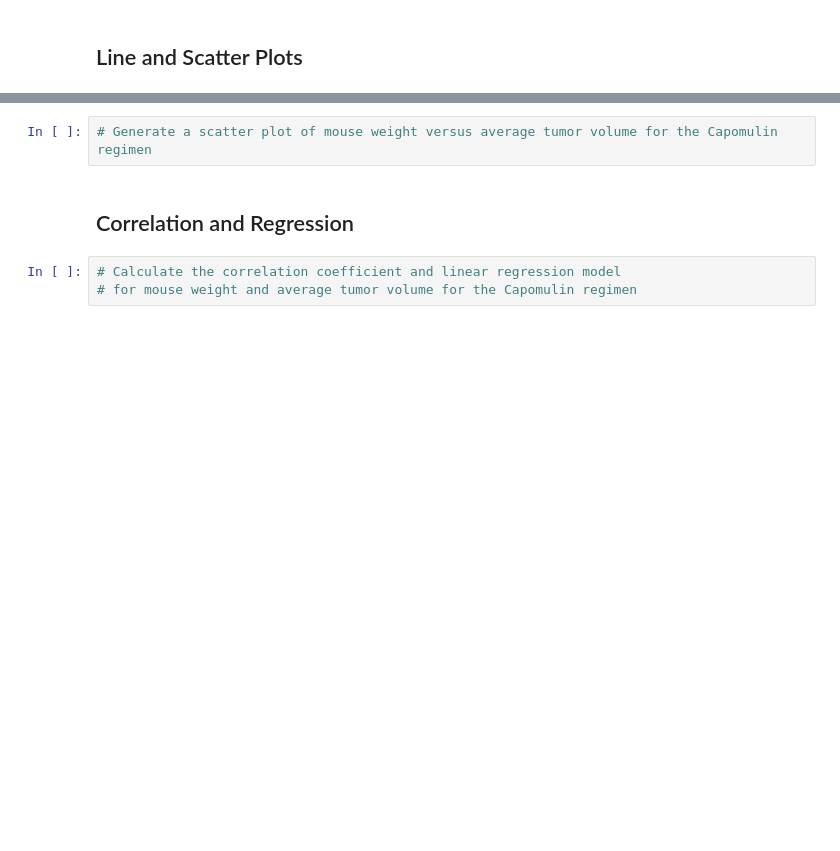
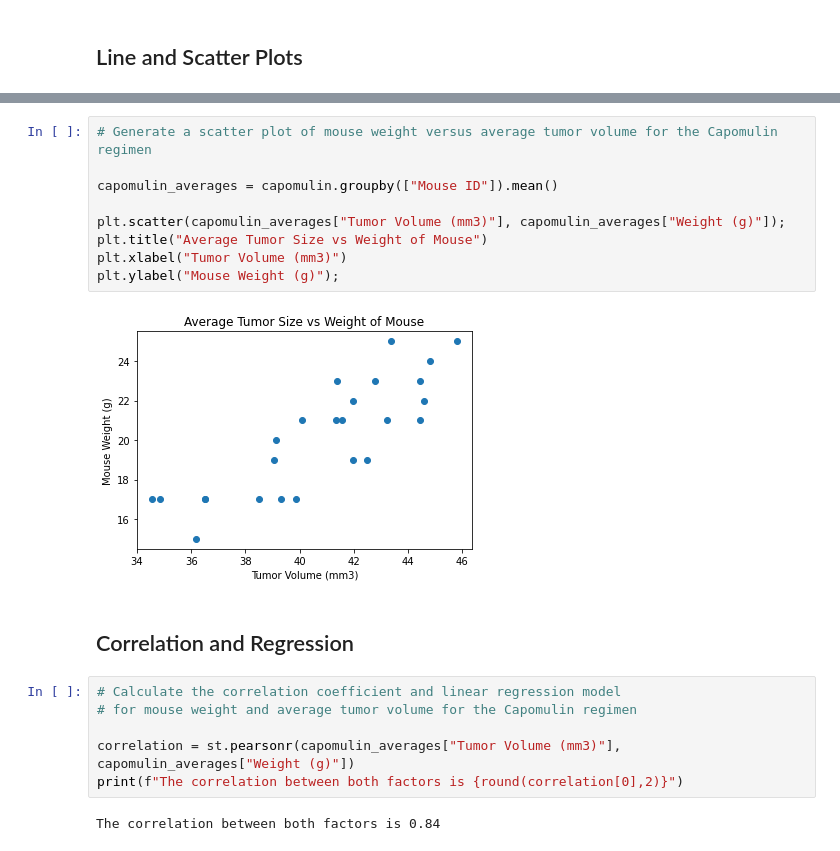
Before and after one commit to MorganMaciupa/The-Power-of-MatPlotLib, a Jupyter notebook: pymaceuticals_starter.ipynb, the cells around one changed output, grey strips where cells are left out. Saved outputs shown, nothing was run; the diff lists cells and outputs as text; blank space fills up the shorter version.

```diff
--- a/pymaceuticals_starter.ipynb
+++ b/pymaceuticals_starter.ipynb
@@ -178,7 +254,21 @@ gender_pie = gender_count.plot.pie(title='Distribution of Sex', autopct="%1.1f%%
 # %%
 # Generate a scatter plot of mouse weight versus average tumor volume for the Capomulin regimen
+
+capomulin_averages = capomulin.groupby(["Mouse ID"]).mean()
+
+plt.scatter(capomulin_averages["Tumor Volume (mm3)"], capomulin_averages["Weight (g)"]);
+plt.title("Average Tumor Size vs Weight of Mouse")
+plt.xlabel("Tumor Volume (mm3)")
+plt.ylabel("Mouse Weight (g)");
+# %% [output]
+[figure, added]
 # %% [markdown]
 ## Correlation and Regression
 # %%
 # Calculate the correlation coefficient and linear regression model
 # for mouse weight and average tumor volume for the Capomulin regimen
+
+correlation = st.pearsonr(capomulin_averages["Tumor Volume (mm3)"], capomulin_averages["Weight (g)"])
+print(f"The correlation between both factors is {round(correlation[0],2)}")
+# %% [output]
+The correlation between both factors is 0.84
```
Also changed, not shown: parts of 11 cells of this notebook, 1 other file.
